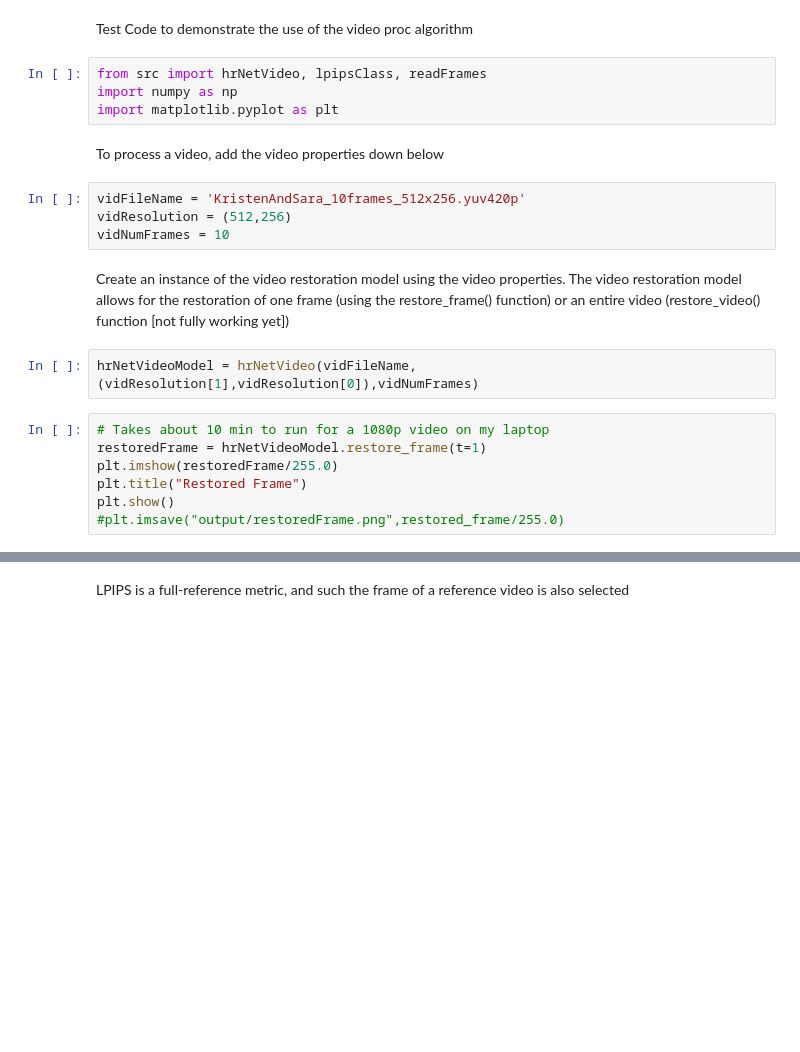
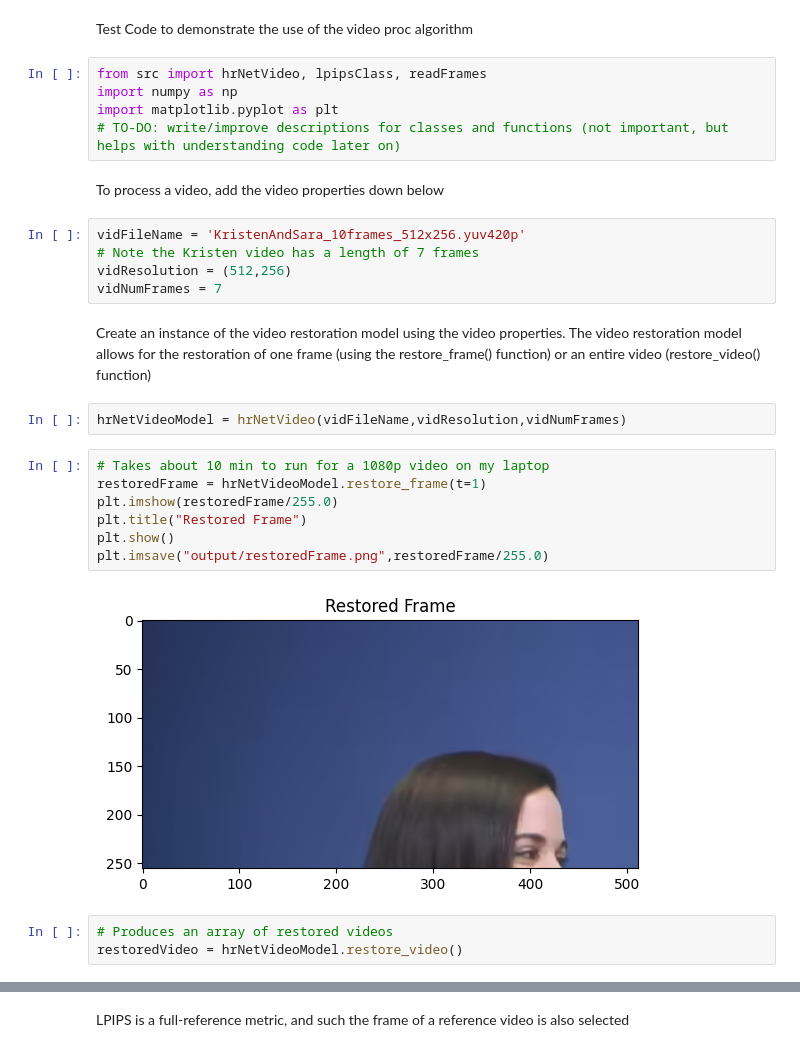
Before and after one commit to nwaliv/MAIProject, a Jupyter notebook: main.ipynb, the cells around one changed output, grey strips where cells are left out. Drawn from its saved outputs; the diff is of its cells as text; blank space fills up the shorter version.

```diff
--- a/main.ipynb
+++ b/main.ipynb
@@ -4,21 +4,28 @@ Test Code to demonstrate the use of the video proc algorithm
 from src import hrNetVideo, lpipsClass, readFrames
 import numpy as np
 import matplotlib.pyplot as plt
+# TO-DO: write/improve descriptions for classes and functions (not important, but helps with understanding code later on)
 # %% [markdown]
 To process a video, add the video properties down below
 # %%
 vidFileName = 'KristenAndSara_10frames_512x256.yuv420p'
+# Note the Kristen video has a length of 7 frames
 vidResolution = (512,256)
-vidNumFrames = 10
+vidNumFrames = 7
 # %% [markdown]
 Create an instance of the video restoration model using the video properties. The video restoration model allows
-for the restoration of one frame (using the restore_frame() function) or an entire video (restore_video() function [not fully working yet])
+for the restoration of one frame (using the restore_frame() function) or an entire video (restore_video() function)
 # %%
-hrNetVideoModel = hrNetVideo(vidFileName,(vidResolution[1],vidResolution[0]),vidNumFrames)
+hrNetVideoModel = hrNetVideo(vidFileName,vidResolution,vidNumFrames)
 # %%
 # Takes about 10 min to run for a 1080p video on my laptop
 restoredFrame = hrNetVideoModel.restore_frame(t=1)
 plt.imshow(restoredFrame/255.0)
 plt.title("Restored Frame")
 plt.show()
-#plt.imsave("output/restoredFrame.png",restored_frame/255.0)
+plt.imsave("output/restoredFrame.png",restoredFrame/255.0)
+# %% [output]
+[figure, added]
+# %%
+# Produces an array of restored videos
+restoredVideo = hrNetVideoModel.restore_video()
```
Also changed, not shown: parts of 4 cells of this notebook, 3 other files.
